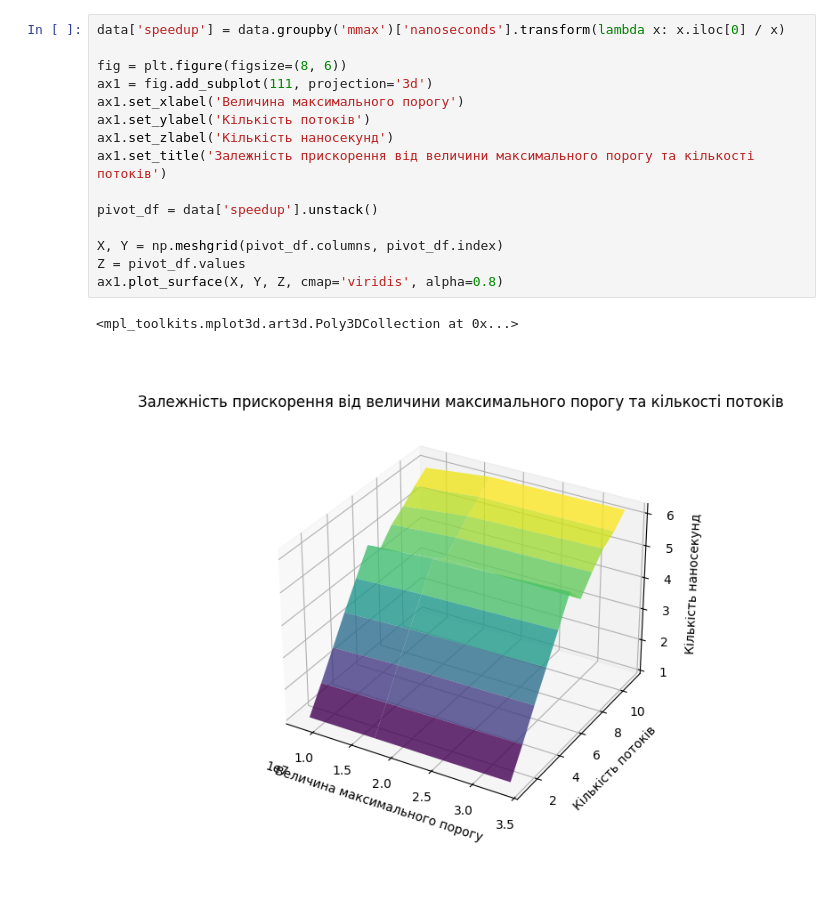
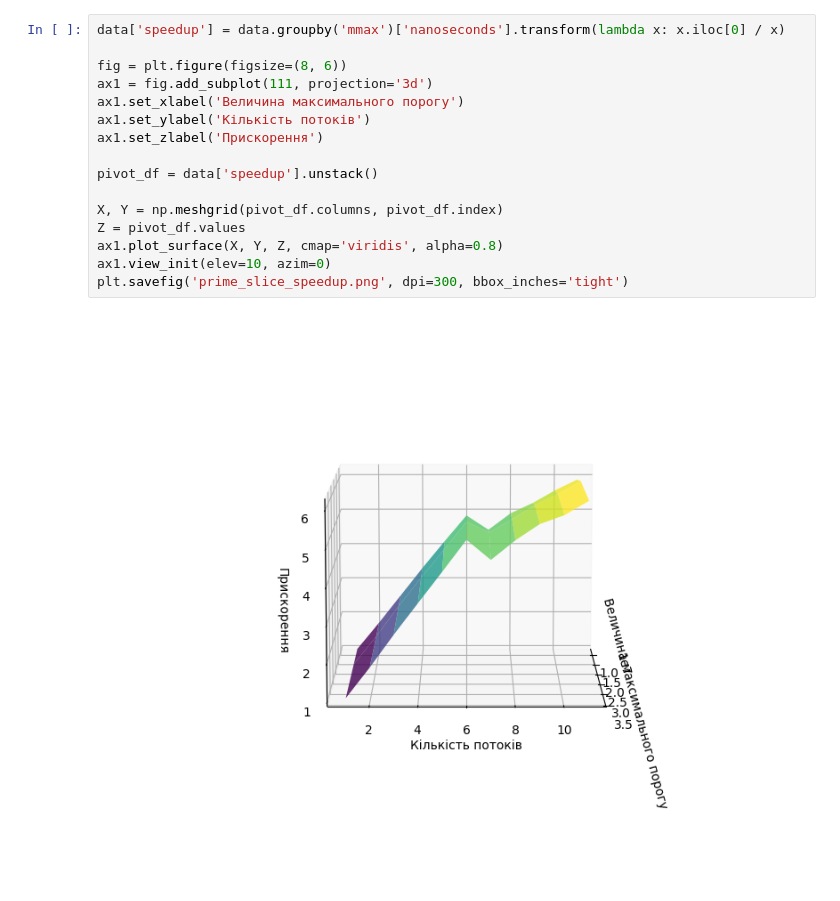
Before and after one commit to user3polarjet/masters_second_semester_methods_and_technologies_of_parallel_programming, a Jupyter notebook: lab1/plots.ipynb, the cells around one changed output. Drawn from its saved outputs; the diff is of its cells as text.

```diff
--- a/lab1/plots.ipynb
+++ b/lab1/plots.ipynb
@@ -163,18 +160,18 @@ ax1.plot_surface(X, Y, Z, cmap='viridis', alpha=0.8)
 # %%
 data['speedup'] = data.groupby('mmax')['nanoseconds'].transform(lambda x: x.iloc[0] / x)
 
 fig = plt.figure(figsize=(8, 6))
 ax1 = fig.add_subplot(111, projection='3d')
 ax1.set_xlabel('Величина максимального порогу')
 ax1.set_ylabel('Кількість потоків')
-ax1.set_zlabel('Кількість наносекунд')
-ax1.set_title('Залежність прискорення від величини максимального порогу та кількості потоків')
+ax1.set_zlabel('Прискорення')
 
 pivot_df = data['speedup'].unstack()
 
 X, Y = np.meshgrid(pivot_df.columns, pivot_df.index)
 Z = pivot_df.values
 ax1.plot_surface(X, Y, Z, cmap='viridis', alpha=0.8)
+ax1.view_init(elev=10, azim=0)
+plt.savefig('prime_slice_speedup.png', dpi=300, bbox_inches='tight')
 # %% [output]
-<mpl_toolkits.mplot3d.art3d.Poly3DCollection at 0x...>
-[figure, old version]
+[figure, new version]
```
Also changed, not shown: parts of 7 cells of this notebook, 9 other files.
